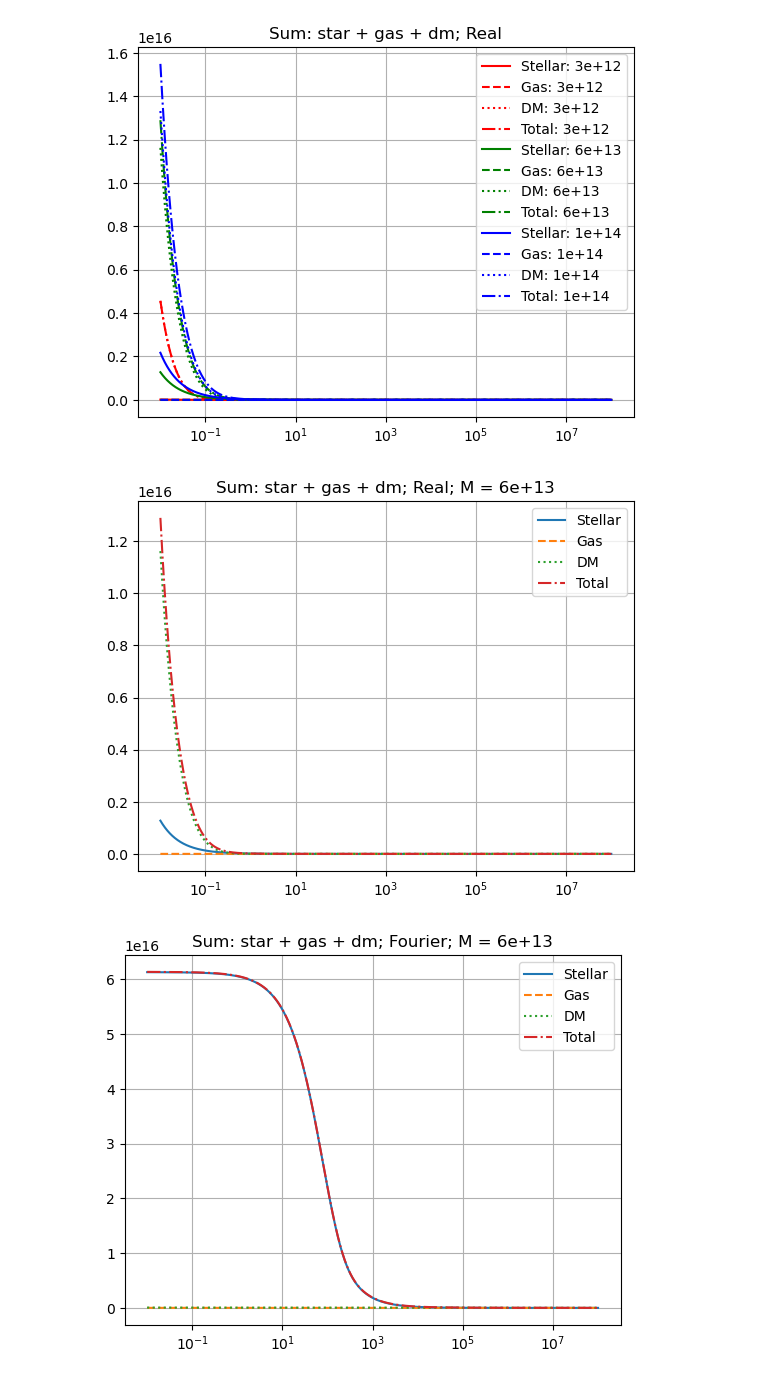
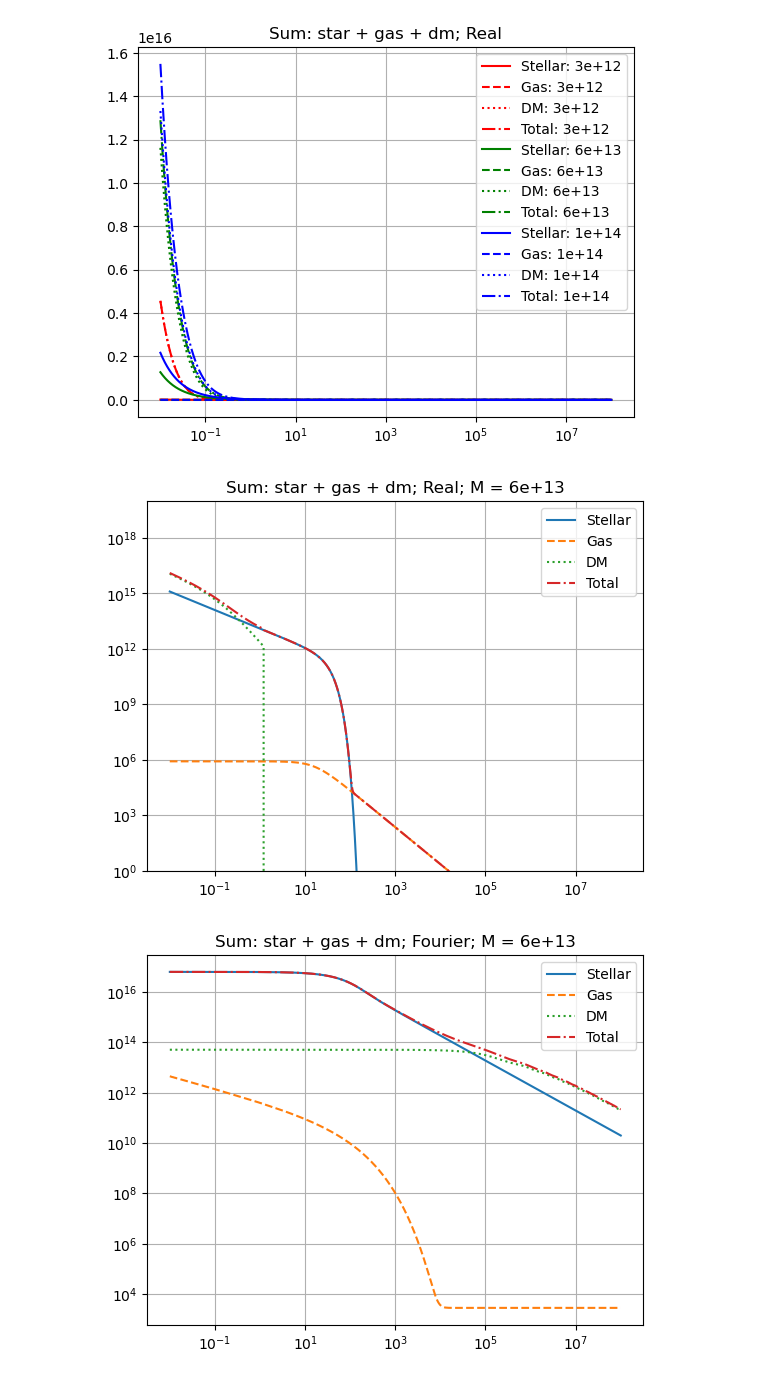
Before and after one commit to Catherine-Lambe/Oxford-Internship-Practices, a Jupyter notebook: Fedeli_2014/Fedeli_model_implement1_080824.ipynb, the cells around one changed output. Cells and saved outputs as stored; diff of their text form; code cells hidden in the pictures.

```diff
--- a/Fedeli_2014/Fedeli_model_implement1_080824.ipynb
+++ b/Fedeli_2014/Fedeli_model_implement1_080824.ipynb
@@ -438,19 +438,22 @@ plt.plot(trial_r, trial_sum_real[i], '-.', label='Total');
 plt.legend(loc='best')
 plt.grid(True)
 plt.xscale('log')
+plt.yscale('log')
+plt.ylim(1E0, 1E20)
 plt.title(f'Sum: star + gas + dm; Real; M = {trial_M[i]:.1g}');
 # %% [output]
-[figure, old version]
+[figure, new version]
 # %%
 colours = ['r', 'g', 'b', 'k']
 i = 1
 plt.plot(trial_r, trial_stel_fourier[i], '-', label='Stellar');
 plt.plot(trial_r, trial_gas_fourier[i], '--', label='Gas');
 plt.plot(trial_r, trial_dm_fourier[i], ':', label='DM');
 plt.plot(trial_r, trial_sum_fourier[i], '-.', label='Total');
 plt.legend(loc='best')
 plt.grid(True)
 plt.xscale('log')
+plt.yscale('log')
 plt.title(f'Sum: star + gas + dm; Fourier; M = {trial_M[i]:.1g}');
 # %% [output]
-[figure, old version]
+[figure, new version]
```
